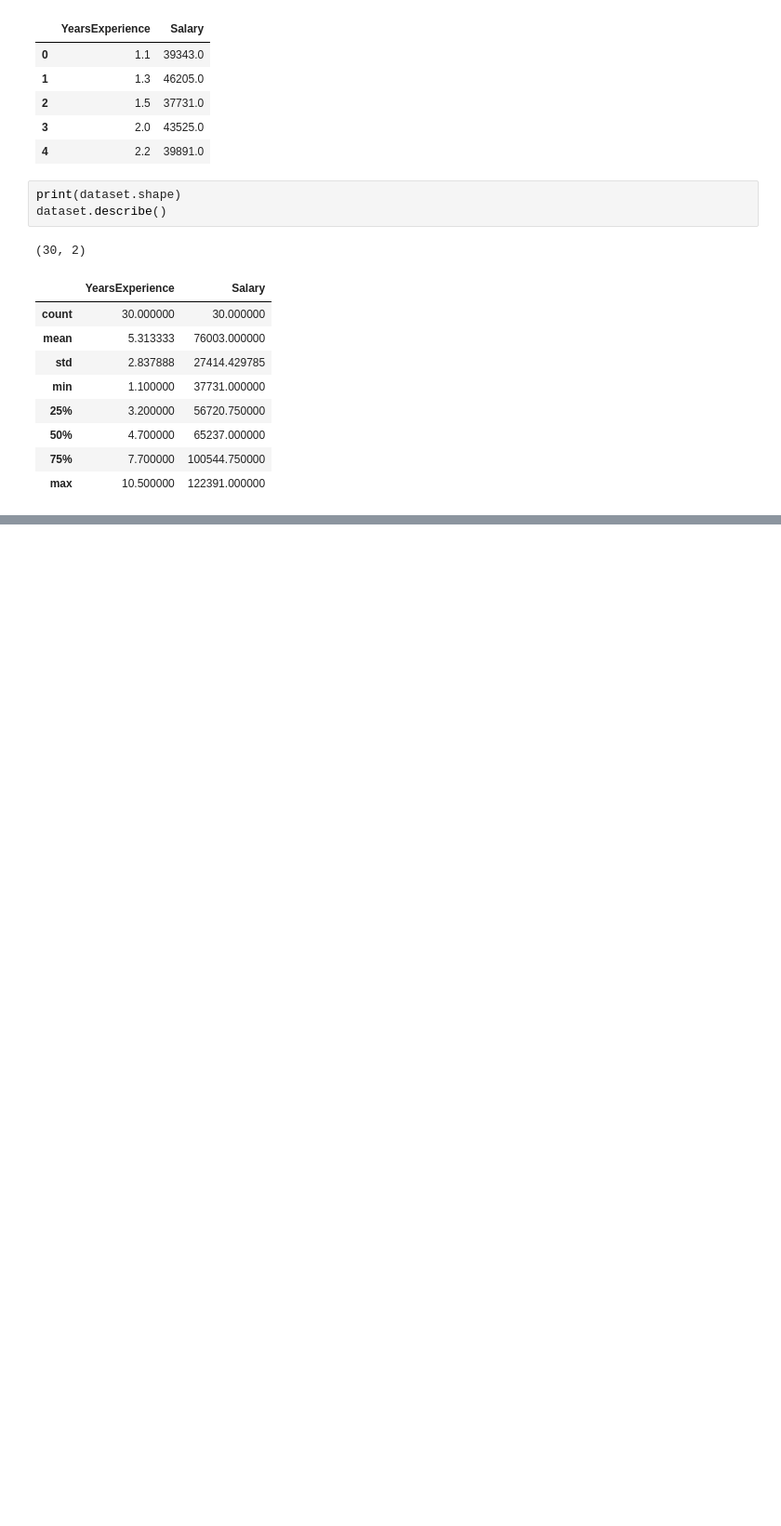
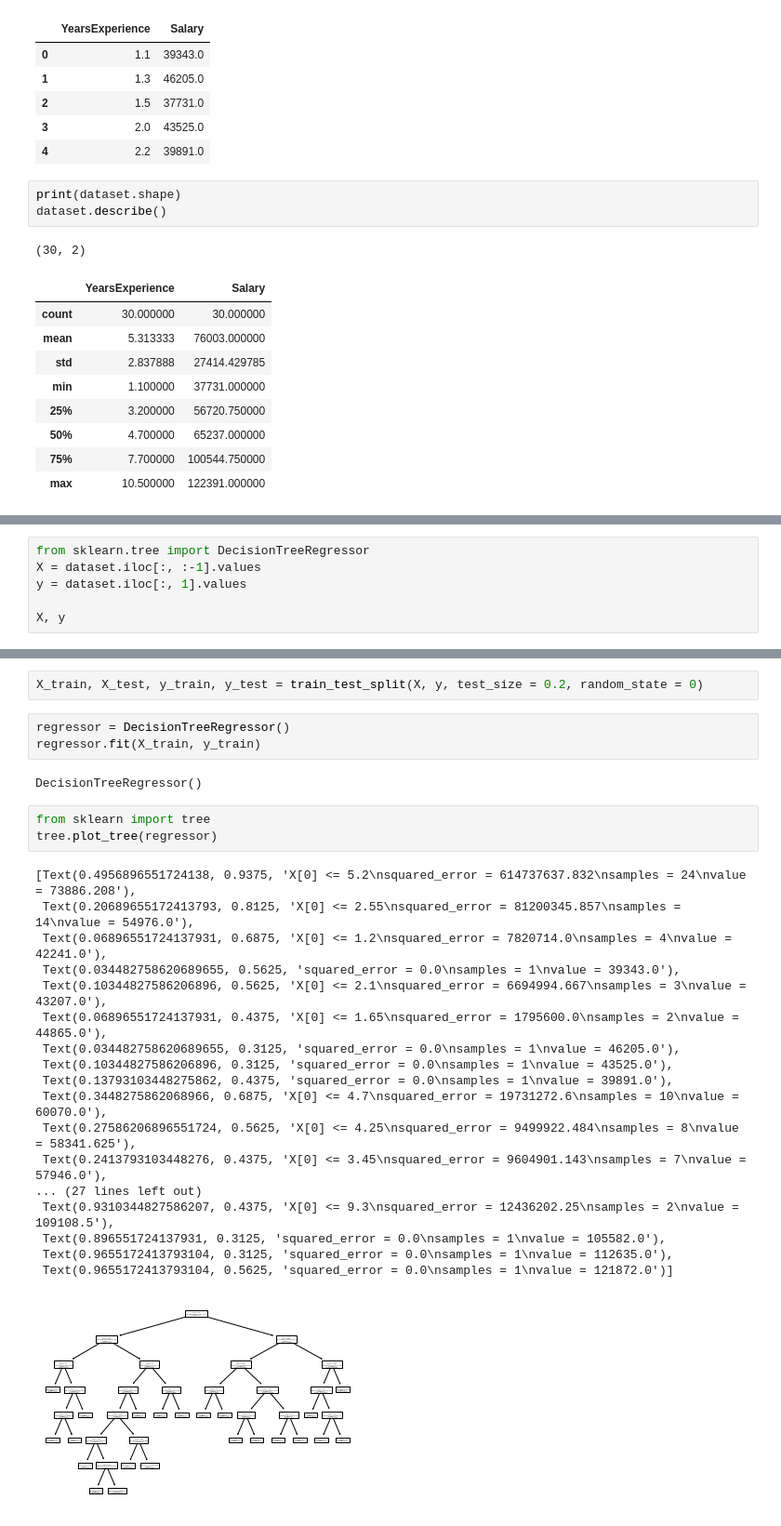
Before and after one commit to TimmmofeyD/WorkBook_AI, a Jupyter notebook: Lishchenko_Timofey_WorkBook5.ipynb, the cells around one changed output, grey strips where cells are left out. Shown: that part at 93% size. Saved outputs shown, nothing was run; the diff lists cells and outputs as text; blank space fills up the shorter version.

```diff
--- a/Lishchenko_Timofey_WorkBook5.ipynb
+++ b/Lishchenko_Timofey_WorkBook5.ipynb
@@ -592,0 +737,6 @@ plt.show()
+# %%
+from sklearn.tree import DecisionTreeRegressor
+X = dataset.iloc[:, :-1].values
+y = dataset.iloc[:, 1].values
+
+X, y
@@ -592,0 +761,29 @@ plt.show()
+# %%
+X_train, X_test, y_train, y_test = train_test_split(X, y, test_size = 0.2, random_state = 0)
+# %%
+regressor = DecisionTreeRegressor()
+regressor.fit(X_train, y_train)
+# %% [output]
+DecisionTreeRegressor()
+# %%
+from sklearn import tree
+tree.plot_tree(regressor)
+# %% [output]
+[Text(0.4956896551724138, 0.9375, 'X[0] <= 5.2\nsquared_error = 614737637.832\nsamples = 24\nvalue = 73886.208'),
+ Text(0.20689655172413793, 0.8125, 'X[0] <= 2.55\nsquared_error = 81200345.857\nsamples = 14\nvalue = 54976.0'),
+ Text(0.06896551724137931, 0.6875, 'X[0] <= 1.2\nsquared_error = 7820714.0\nsamples = 4\nvalue = 42241.0'),
+ Text(0.034482758620689655, 0.5625, 'squared_error = 0.0\nsamples = 1\nvalue = 39343.0'),
+ Text(0.10344827586206896, 0.5625, 'X[0] <= 2.1\nsquared_error = 6694994.667\nsamples = 3\nvalue = 43207.0'),
+ Text(0.06896551724137931, 0.4375, 'X[0] <= 1.65\nsquared_error = 1795600.0\nsamples = 2\nvalue = 44865.0'),
+ Text(0.034482758620689655, 0.3125, 'squared_error = 0.0\nsamples = 1\nvalue = 46205.0'),
+ Text(0.10344827586206896, 0.3125, 'squared_error = 0.0\nsamples = 1\nvalue = 43525.0'),
+ Text(0.13793103448275862, 0.4375, 'squared_error = 0.0\nsamples = 1\nvalue = 39891.0'),
+ Text(0.3448275862068966, 0.6875, 'X[0] <= 4.7\nsquared_error = 19731272.6\nsamples = 10\nvalue = 60070.0'),
+ Text(0.27586206896551724, 0.5625, 'X[0] <= 4.25\nsquared_error = 9499922.484\nsamples = 8\nvalue = 58341.625'),
+ Text(0.2413793103448276, 0.4375, 'X[0] <= 3.45\nsquared_error = 9604901.143\nsamples = 7\nvalue = 57946.0'),
+... (27 lines left out)
+ Text(0.9310344827586207, 0.4375, 'X[0] <= 9.3\nsquared_error = 12436202.25\nsamples = 2\nvalue = 109108.5'),
+ Text(0.896551724137931, 0.3125, 'squared_error = 0.0\nsamples = 1\nvalue = 105582.0'),
+ Text(0.9655172413793104, 0.3125, 'squared_error = 0.0\nsamples = 1\nvalue = 112635.0'),
+ Text(0.9655172413793104, 0.5625, 'squared_error = 0.0\nsamples = 1\nvalue = 121872.0')]
+[figure, added]
```
Also changed, not shown: parts of 35 cells of this notebook, 1 other file.
